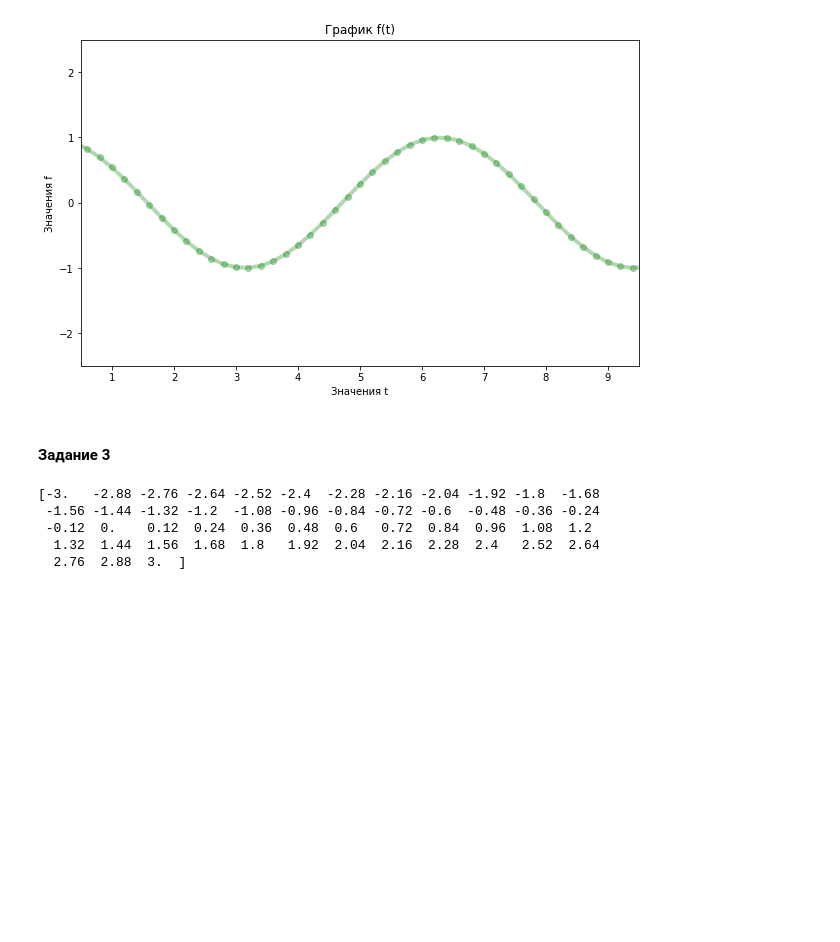
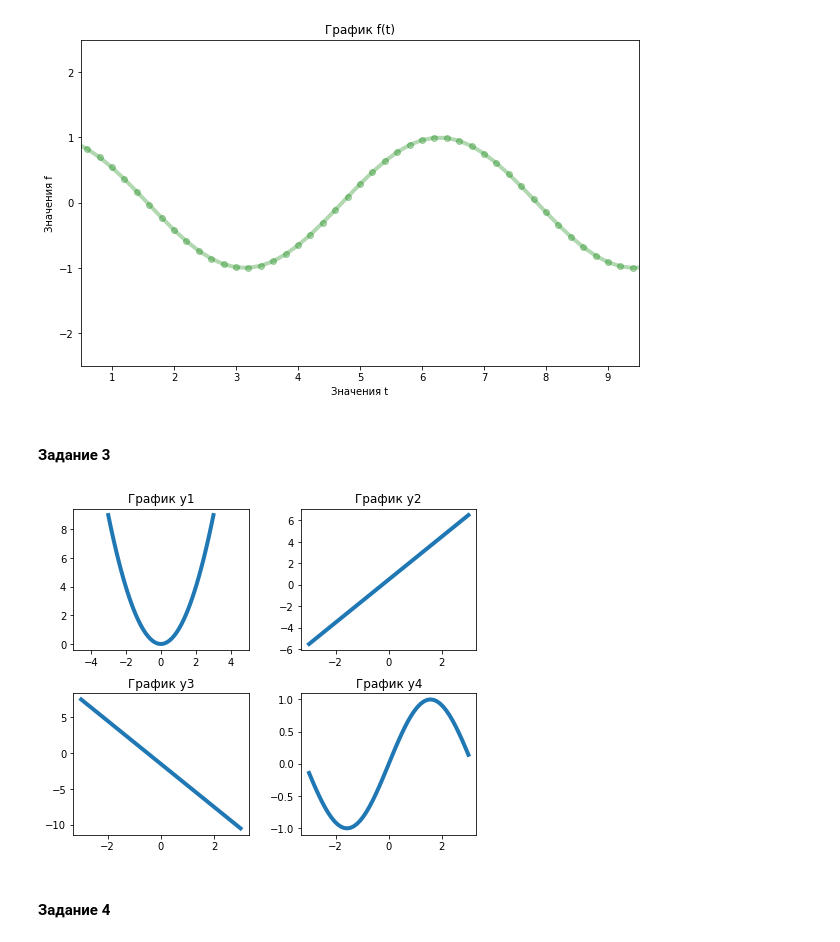
Before and after one commit to comrade747/git-repo, a Jupyter notebook: GeekBrains/DataScience/Lesson4.ipynb, the cells around one changed output. Saved outputs shown, nothing was run; the diff lists cells and outputs as text; code cells hidden in the pictures; blank space fills up the shorter version.

```diff
--- a/GeekBrains/DataScience/Lesson4.ipynb
+++ b/GeekBrains/DataScience/Lesson4.ipynb
@@ -48,9 +48,34 @@ plt.show()
 #### Задание 3
 # %%
 x = np.linspace(start = -3, stop = 3, num = 51)
+
+y1 = x**2
+y2 = 2 * x + 0.5
+y3 = -3 * x - 1.5
+y4 = np.sin(x)
-# %% [output]
-[-3.   -2.88 -2.76 -2.64 -2.52 -2.4  -2.28 -2.16 -2.04 -1.92 -1.8  -1.68
- -1.56 -1.44 -1.32 -1.2  -1.08 -0.96 -0.84 -0.72 -0.6  -0.48 -0.36 -0.24
- -0.12  0.    0.12  0.24  0.36  0.48  0.6   0.72  0.84  0.96  1.08  1.2
-  1.32  1.44  1.56  1.68  1.8   1.92  2.04  2.16  2.28  2.4   2.52  2.64
-  2.76  2.88  3.  ]
+# %%
+fig, axs = plt.subplots(2, 2, figsize=(8, 6))
+fig.subplots_adjust(left=0.2, wspace=0.3, hspace=0.3)
+
+ax1 = axs[0, 0]
+ax1.plot(x, y1)
+ax1.set_title('График y1')
+ax1.set_xlim(-5, 5)
+
+ax3 = axs[1, 0]
+ax3.set_title('График y3')
+ax3.plot(x, y3)
+
+ax2 = axs[0, 1]
+ax2.set_title('График y2')
+ax2.plot(x, y2)
+
+ax4 = axs[1, 1]
+ax4.plot(x, y4)
+ax4.set_title('График y4')
+
+plt.show()
+# %% [output]
+[figure, added]
+# %% [markdown]
+#### Задание 4
```
Also changed, not shown: parts of 2 cells of this notebook.
